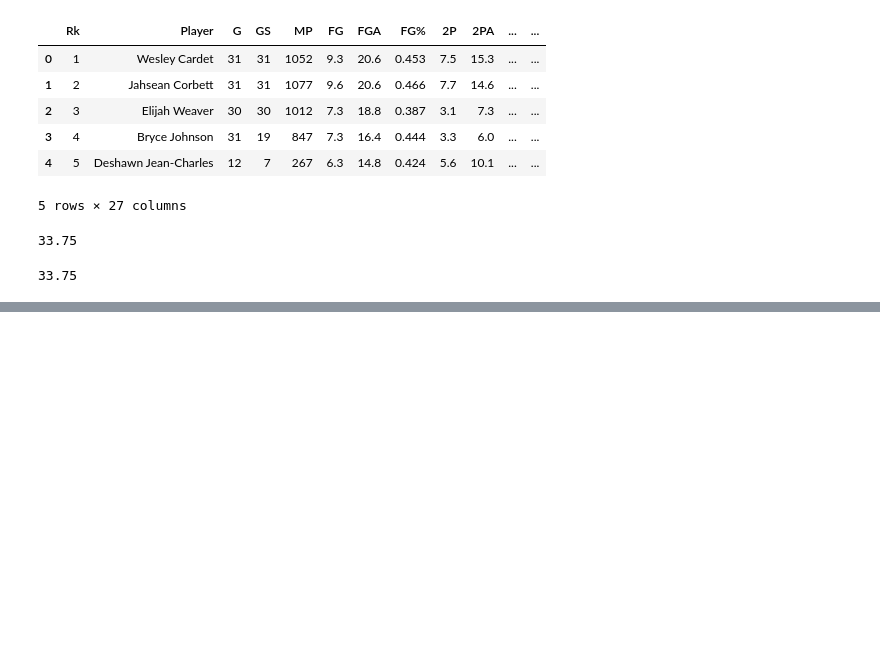
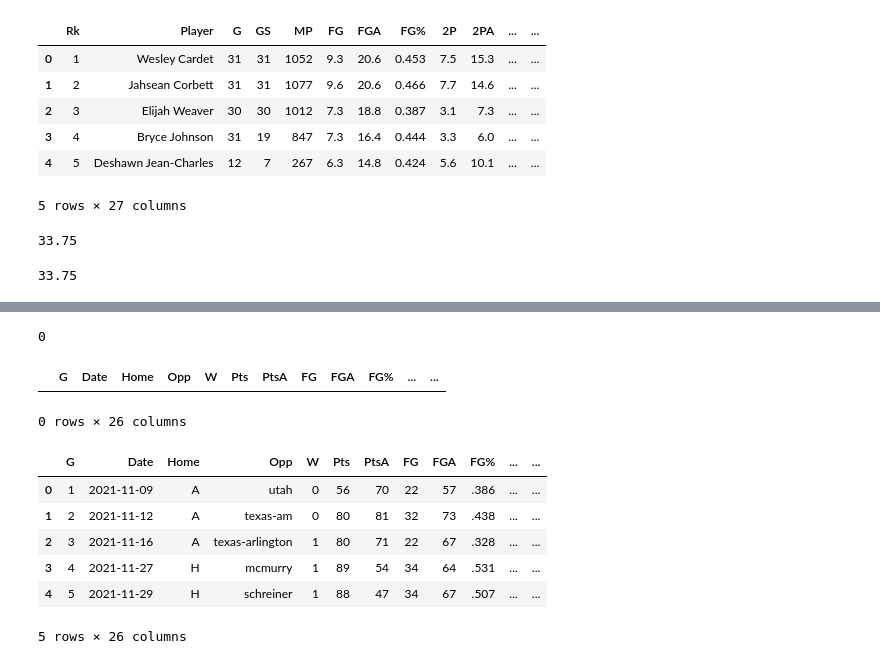
Before and after one commit to scostello28/bracket_buster_v2.0, a Jupyter notebook: notebooks/bracket_buster_testing.ipynb, the cells around one changed output, grey strips where cells are left out. Saved outputs shown, nothing was run; the diff lists cells and outputs as text; code cells hidden in the pictures; blank space fills up the shorter version.

```diff
--- a/notebooks/bracket_buster_testing.ipynb
+++ b/notebooks/bracket_buster_testing.ipynb
@@ -118,0 +158,9 @@ df.head()
+# %%
+gl_df[gl_df['W'].isna()].shape[0]
+# %% [output]
+0
+# %%
+gl_df[gl_df['W'].isna()].head()
+# %% [output]
+|  | G | Date | Home | Opp | W | Pts | PtsA | FG | FGA | FG% | ... | ... |
+0 rows × 26 columns
@@ -118,0 +169,16 @@ df.head()
+# %%
+season = 2022
+gamelog_season_filename = f"season_{season}_gamelog_data.pkl"
+gamelog_dir = "/Users/sean/Documents/bracket_buster/bracket_buster_v2.0/0_scraped_data"
+# %%
+gl_df_ = pd.read_pickle(gamelog_dir + "/" + gamelog_season_filename)
+# %%
+gl_df_.head()
+# %% [output]
+|  | G | Date | Home | Opp | W | Pts | PtsA | FG | FGA | FG% | ... | ... |
+| 0 | 1 | 2021-11-09 | A | utah | 0 | 56 | 70 | 22 | 57 | .386 | ... | ... |
+| 1 | 2 | 2021-11-12 | A | texas-am | 0 | 80 | 81 | 32 | 73 | .438 | ... | ... |
+| 2 | 3 | 2021-11-16 | A | texas-arlington | 1 | 80 | 71 | 22 | 67 | .328 | ... | ... |
+| 3 | 4 | 2021-11-27 | H | mcmurry | 1 | 89 | 54 | 34 | 64 | .531 | ... | ... |
+| 4 | 5 | 2021-11-29 | H | schreiner | 1 | 88 | 47 | 34 | 67 | .507 | ... | ... |
+5 rows × 26 columns
```
Also changed, not shown: parts of 8 cells of this notebook, 1 other file.
